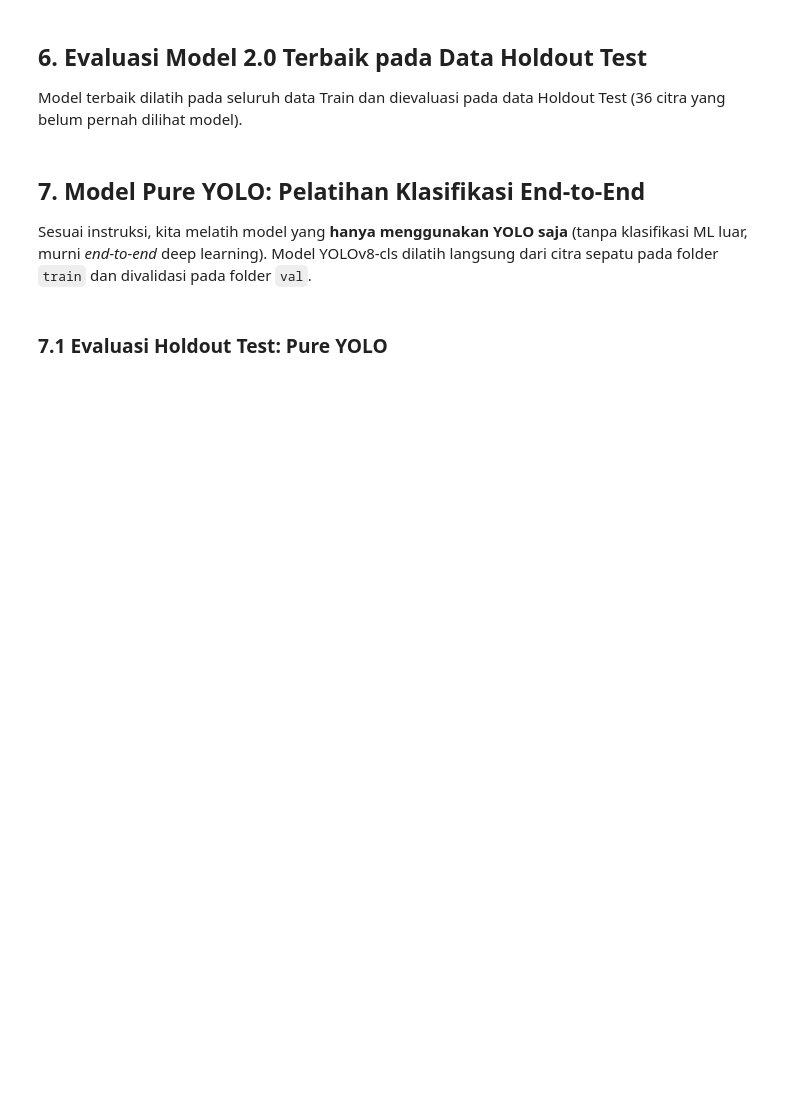
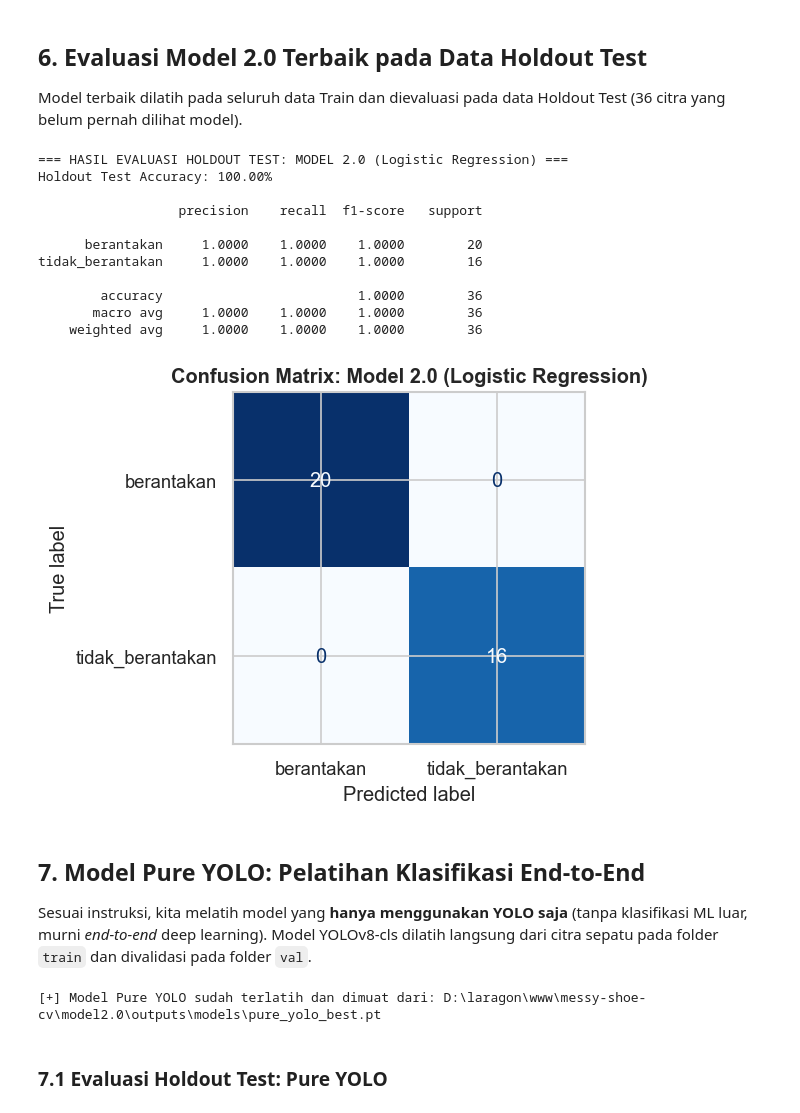
Before and after one commit to zeovarince/messy-shoe-cv, a Jupyter notebook: model2.0/citra-sepatu.ipynb, the cells around one changed output. Drawn from its saved outputs; the diff is of its cells as text; code cells hidden in the pictures; blank space fills up the shorter version.

Commit message:
Create Model 2.0 dan Pure Yolo

```diff
--- a/model2.0/citra-sepatu.ipynb
+++ b/model2.0/citra-sepatu.ipynb
@@ -308,30 +324,42 @@ Model terbaik dilatih pada seluruh data Train dan dievaluasi pada data Holdout T
 # %%
 import joblib
 
 best_estimator = candidate_models[best_model_name]
 best_estimator.fit(X_train, y_train)
 
 # Simpan model
 OUTPUT_MODEL_DIR.mkdir(parents=True, exist_ok=True)
 joblib.dump(best_estimator, OUTPUT_MODEL_DIR / "best_model2_ml.pkl")
 
 # Prediksi Holdout
 y_pred_ml = best_estimator.predict(X_test)
 test_acc_ml = accuracy_score(y_test, y_pred_ml)
 
 print(f"=== HASIL EVALUASI HOLDOUT TEST: MODEL 2.0 ({best_model_name}) ===")
-print(f"Holdout Test Accuracy: {test_acc_ml * 100:.2f}%
-")
+print(f"Holdout Test Accuracy: {test_acc_ml * 100:.2f}%\n")
 print(classification_report(y_test, y_pred_ml, target_names=CLASS_LABELS, digits=4))
 
 # Confusion Matrix
 cm_ml = confusion_matrix(y_test, y_pred_ml)
 fig, ax = plt.subplots(figsize=(5, 4))
 disp = ConfusionMatrixDisplay(confusion_matrix=cm_ml, display_labels=CLASS_LABELS)
 disp.plot(cmap="Blues", ax=ax, colorbar=False, values_format="d")
 ax.set_title(f"Confusion Matrix: Model 2.0 ({best_model_name})", fontweight="bold")
 plt.tight_layout()
 plt.show()
+# %% [output]
+=== HASIL EVALUASI HOLDOUT TEST: MODEL 2.0 (Logistic Regression) ===
+Holdout Test Accuracy: 100.00%
+
+                  precision    recall  f1-score   support
+
+      berantakan     1.0000    1.0000    1.0000        20
+tidak_berantakan     1.0000    1.0000    1.0000        16
+
+        accuracy                         1.0000        36
+       macro avg     1.0000    1.0000    1.0000        36
+    weighted avg     1.0000    1.0000    1.0000        36
+[figure, added]
 # %% [markdown]
 ## 7. Model Pure YOLO: Pelatihan Klasifikasi End-to-End
 Sesuai instruksi, kita melatih model yang **hanya menggunakan YOLO saja** (tanpa klasifikasi ML luar, murni *end-to-end* deep learning).
@@ -349,27 +377,35 @@ for _, row in df_dataset.iterrows():
     if not dst.exists():
         shutil.copy2(src, dst)
 
-print(f"[*] Melatih Pure YOLOv8n-cls secara End-to-End (25 Epochs)...")
-pure_yolo_model = YOLO("yolov8n-cls.pt")
-train_res = pure_yolo_model.train(
-    data=str(YOLO_DATA_DIR),
-    epochs=25,
-    batch=8,
-    imgsz=256,
-    project=str(OUTPUT_MODEL_DIR / "yolo_runs"),
-    name="pure_yolo_run",
-    seed=RANDOM_STATE,
-    device="cpu",
-    plots=False,
-    verbose=False
-)
+final_yolo_path = OUTPUT_MODEL_DIR / "pure_yolo_best.pt"
+existing_best = OUTPUT_MODEL_DIR / "yolo_runs" / "pure_yolo_run" / "weights" / "best.pt"
 
-best_weight = Path(train_res.save_dir) / "weights" / "best.pt"
-final_yolo_path = OUTPUT_MODEL_DIR / "pure_yolo_best.pt"
-if best_weight.is_file():
-    shutil.copy2(best_weight, final_yolo_path)
-
-print(f"[+] Model Pure YOLO berhasil dilatih dan disimpan di: {final_yolo_path}")
+if final_yolo_path.is_file():
+    print(f"[+] Model Pure YOLO sudah terlatih dan dimuat dari: {final_yolo_path}")
+elif existing_best.is_file():
+    shutil.copy2(existing_best, final_yolo_path)
+    print(f"[+] Model Pure YOLO berhasil disalin dan dimuat dari: {final_yolo_path}")
+else:
+    print(f"[*] Melatih Pure YOLOv8n-cls secara End-to-End (15 Epochs)...")
+    pure_yolo_model = YOLO("yolov8n-cls.pt")
+    train_res = pure_yolo_model.train(
+        data=str(YOLO_DATA_DIR),
+        epochs=15,
+        batch=8,
+        imgsz=256,
+        project=str(OUTPUT_MODEL_DIR / "yolo_runs"),
+        name="pure_yolo_run",
+        seed=RANDOM_STATE,
+        device="cpu",
+        plots=False,
+        verbose=False
+    )
+    best_weight = Path(train_res.save_dir) / "weights" / "best.pt"
+    if best_weight.is_file():
+        shutil.copy2(best_weight, final_yolo_path)
+    print(f"[+] Model Pure YOLO berhasil dilatih dan disimpan di: {final_yolo_path}")
+# %% [output]
+[+] Model Pure YOLO sudah terlatih dan dimuat dari: D:\laragon\www\messy-shoe-cv\model2.0\outputs\models\pure_yolo_best.pt
 # %% [markdown]
 ### 7.1 Evaluasi Holdout Test: Pure YOLO
 # %%
```
Also changed, not shown: parts of 9 cells of this notebook, 53 other files.
